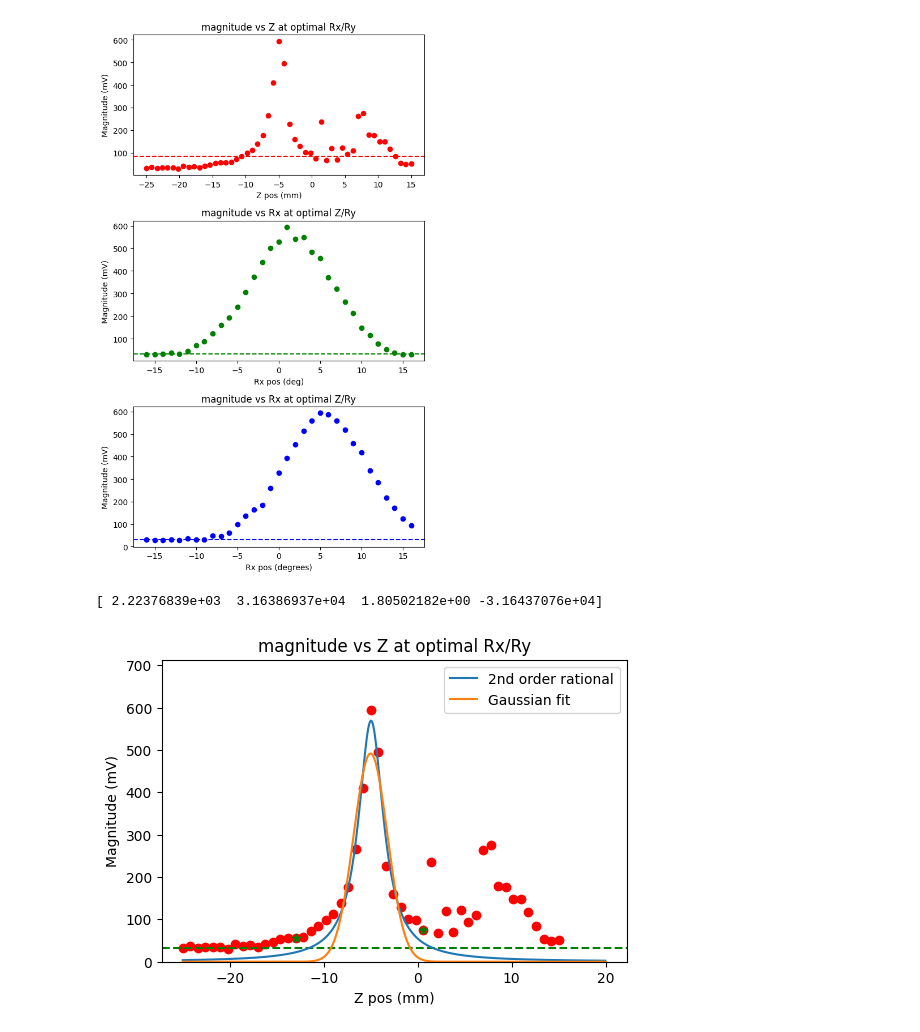
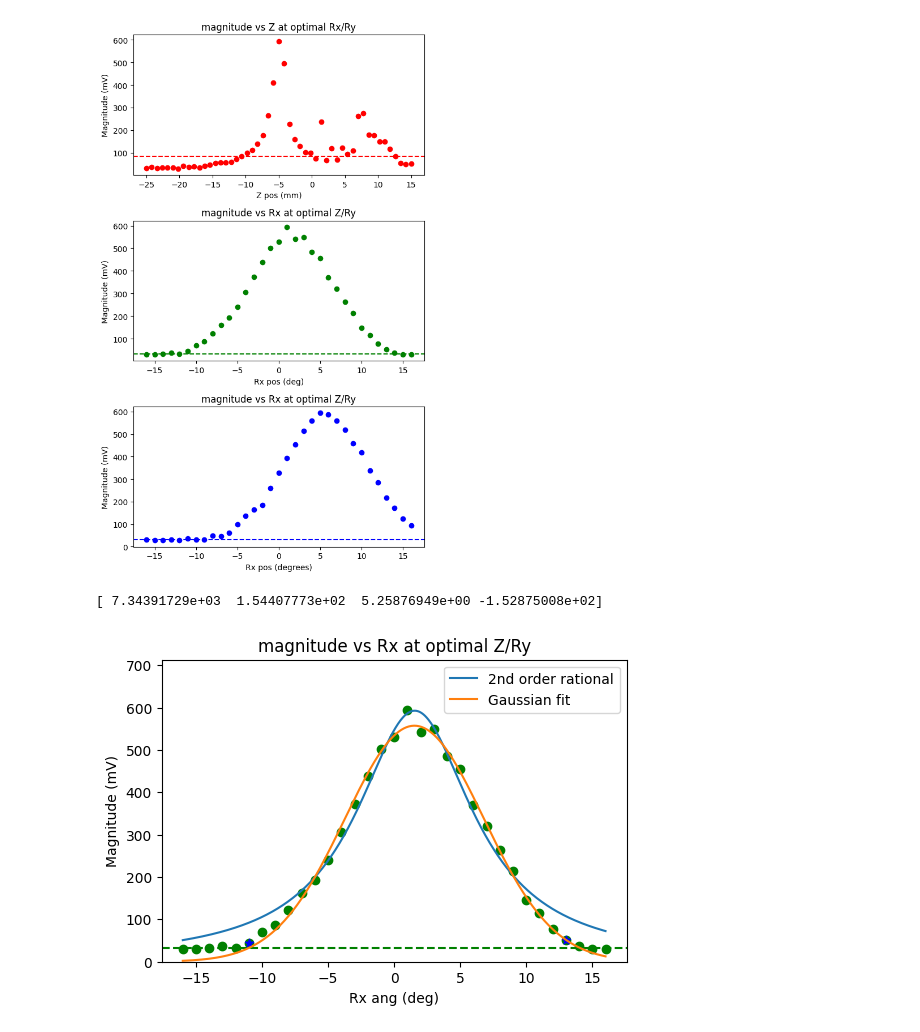
Before and after one commit to Benji-UW/COBOT-Transducer-Control-Code, a Jupyter notebook: Rebuilding_Everything/Debugging Scripts/Fullscan_renders.ipynb, the cells around one changed output. Saved outputs shown, nothing was run; the diff lists cells and outputs as text; code cells hidden in the pictures.

```diff
--- a/Rebuilding_Everything/Debugging Scripts/Fullscan_renders.ipynb
+++ b/Rebuilding_Everything/Debugging Scripts/Fullscan_renders.ipynb
@@ -290,7 +303,7 @@ t = {'Z': (z_isolated_mps, 'r', np.median(z_isolated_mps['mag']), 'g', \
     'Ry': (Ry_isolated_mps, 'b', np.median(Ry_isolated_mps['mag']), 'r', \
     'magnitude vs Ry at optimal Z/Rx', "Ry ang (deg)")}
 
-b = "Z"
+b = "Rx"
 a = interpolation_windows[b]
 
 fig4.scatter(t[b][0][b],t[b][0]['mag'], c=t[b][1])
@@ -302,33 +315,33 @@ fig4.set_xlabel(t[b][5])
 fig4.set_ylabel("Magnitude (mV)")
 
 def func(x, a, b, c):
     return (a*(x**2)) + (b*x) + c
 
 def func1(x,a,b,c,d):
     return (d/((a*(x**2)) + (b*x) + c))
 
 def func2(x,a,b,s,m):
     return (a / (s * np.sqrt(2 * np.pi))) * (np.e)**(-0.5 * (((x-b) - m)/s)**2)
 
 # x = np.linspace(t[b][0].reset_index()[b][a[0]],t[b][0].reset_index()[b][a[1]])
-x = np.linspace(t[b][0][b].reset_index()[b][0],20,500)
+x = np.linspace(t[b][0][b].reset_index()[b][0],max(t[b][0][b].reset_index()[b]),500)
 # print(t[b][0].reset_index()[b][a[0]:a[1]])
 
 # popt, pcov = curve_fit(func, t[b][0].reset_index()[b][a[0]:a[1]], t[b][0].reset_index()['mag'][a[0]:a[1]])
 # fig4.plot(x, func(x, *popt), label="2nd order poly fit")
 popt, pcov = curve_fit(func1, t[b][0].reset_index()[b][a[0]:a[1]], t[b][0].reset_index()['mag'][a[0]:a[1]])
 fig4.plot(x, func1(x, *popt), label="2nd order rational")
 popt, pcov = curve_fit(func2, t[b][0].reset_index()[b][a[0]:a[1]], t[b][0].reset_index()['mag'][a[0]:a[1]])
 fig4.plot(x, func2(x, *popt), label="Gaussian fit")
 
 print(popt)
 # print(func(x, *popt))
 
 # fig4.legend(bbox_to_anchor=(1.56, 1.023))
 fig4.legend()
 fig4.set_ybound([0, t[b][0]['mag'].max() * 1.2])
 
 # odr.polynomial?
 # %% [output]
-[ 2.22376839e+03  3.16386937e+04  1.80502182e+00 -3.16437076e+04]
+[ 7.34391729e+03  1.54407773e+02  5.25876949e+00 -1.52875008e+02]
-[figure, old version]
+[figure, new version]
```
Also changed, not shown: parts of 1 cell of this notebook.
